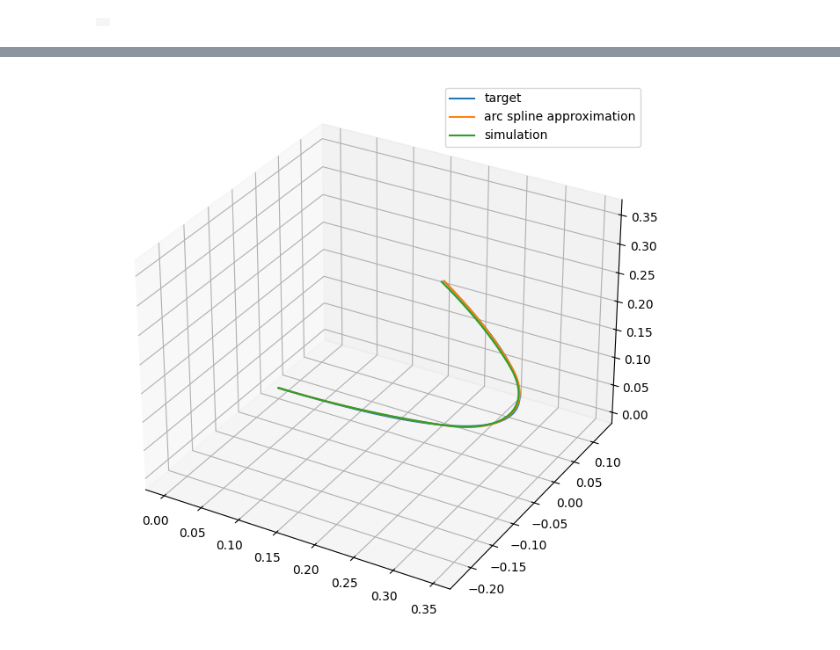
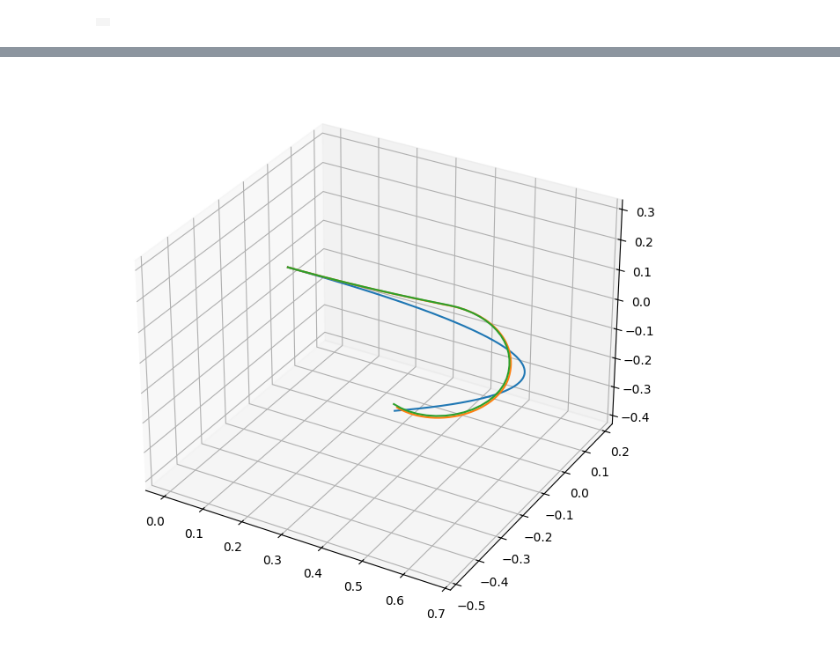
Before and after one commit to AEbrazeh/SoftActuatorSimulation, a Jupyter notebook: Demonstration.ipynb, the cells around one changed output, grey strips where cells are left out. Cells and saved outputs as stored; diff of their text form; code cells hidden in the pictures.

```diff
--- a/Demonstration.ipynb
+++ b/Demonstration.ipynb
@@ -301,0 +10,3 @@ force = 10
+# %%
+target = resampleUniform(CurveGenerator(nCtrl= 3, order = 2, nPoints=500), 500)
+target /= np.linalg.norm(target[1:] - target[:-1], axis=-1).sum()
@@ -302,16 +29,7 @@ force = 10
 # %%
-actuator3 = softActuator(nSegments= nSegments,
-                         nDisks = nDisks,
-                         length = length,
-                         radius = radius,
-                         innerStiffness = innerStiffness,
-                         innerDamping = innerDamping,
-                         outerStiffness = outerStiffness,
-                         outerDamping = outerDamping,
-                         gear = force,
-                         mass = 0.1,
-                         timeStep = dt,
-                         fillRatio=fillRatio)
+generateXML(config)
+actuator3 = softActuator(config)
+height = width = 1024
 with mujoco.Renderer(actuator3.model, height, width) as renderer:
     renderer.update_scene(actuator3.data, camera='mainCamera')
     imRef = renderer.render()
@@ -338,0 +39,3 @@ array([[0.96680966, 1.09405521, 0.92536574],
+# %%
+optim = arcSplineOptimizer(actuator3, 1e-1, 0.995)
+params, desired, loss = optim.optimize(target, 20000, 1000)
@@ -339,23 +63,26 @@ array([[0.96680966, 1.09405521, 0.92536574],
 # %%
 duration = 10 # (seconds)
-framerate = 60  # (fps)
+framerate = 30  # (fps)
 
+act = 1
 
 # Simulate and display video.
 frames = []
 ii = 0
+T = 5
 actuator3.reset()
-for kk in range(nSegments):
-    for jj in range(3):
-        actuator3.setStiffness(kk, jj, percentage[kk, jj])
+actuator3.setStiffness(params, act)
+ctrl = np.zeros(3)
 with mujoco.Renderer(actuator3.model, height, width) as renderer:
-    while np.round(actuator3.data.time, 1-int(np.log10(dt))) <= duration:
-        actuator3.step(1)
+    while np.round(actuator3.data.time, 1-int(np.log10(0.01))) <= duration:
+        ctrl = min((ii+1) / T, 1) * act
+        actuator3.step(ctrl)
         if len(frames) < actuator3.data.time * framerate:
             renderer.update_scene(actuator3.data, camera='mainCamera')
             frame = renderer.render()
             frames.append(frame)
         ii += 1
+actual = actuator3.data.site_xpos.reshape(-1, 4, 3)[:, 0, :]
 # %%
 media.show_video(frames, fps=framerate)
 # %% [output]
@@ -399,11 +108,10 @@ def set_axes_equal(ax):
 # %%
 fig = plt.figure(figsize=(8,8))
 ax = fig.add_subplot(111, projection='3d')
-ax.plot(pTarget[:,0], pTarget[:,1], pTarget[:,2], label='target')
-ax.plot(p[:,0], p[:,1], p[:,2], label='arc spline approximation')
-ax.plot(p_[:,0], p_[:,1], p_[:,2], label='simulation')
+ax.plot(target[:,0], target[:,1], target[:,2])
+ax.plot(desired[:,0], desired[:,1], desired[:,2])
+ax.plot(actual[:,0], actual[:,1], actual[:,2])
 set_axes_equal(ax)
-ax.legend()
 plt.show()
 # %% [output]
-[figure, old version]
+[figure, new version]
```
Also changed, not shown: parts of 39 cells of this notebook, 13 other files.
